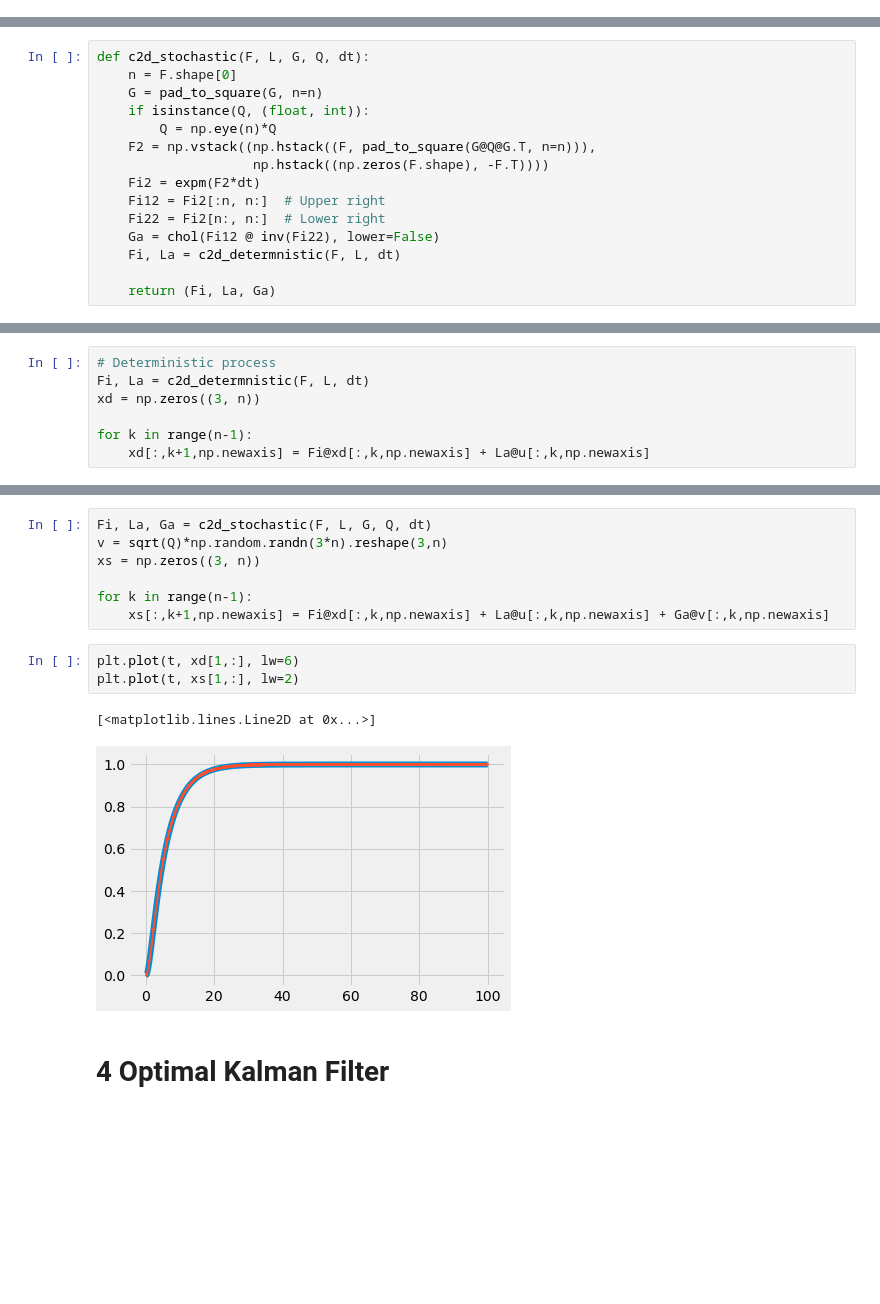
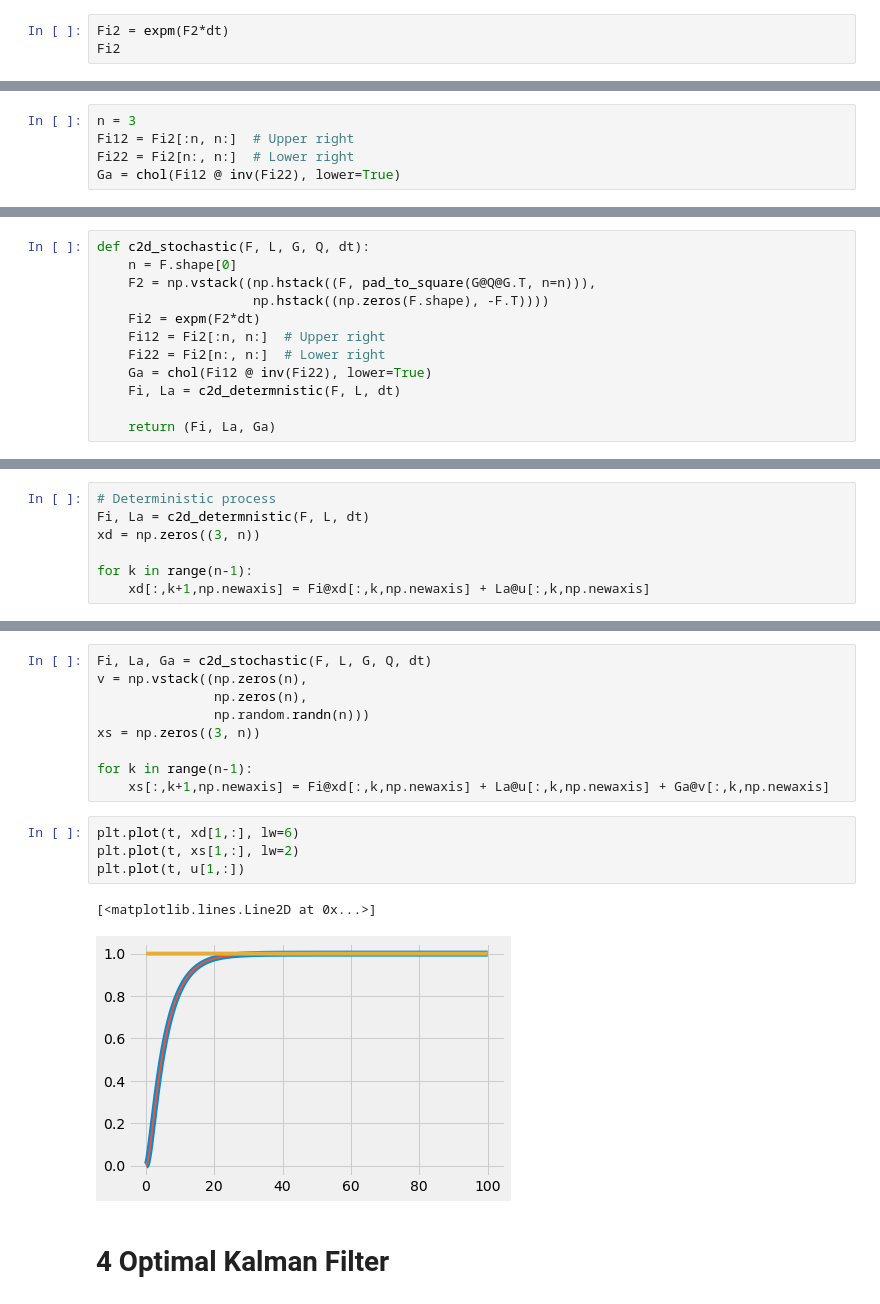
Before and after one commit to fonstelien/TEK4050, a Jupyter notebook: project/project.ipynb, the cells around one changed output, grey strips where cells are left out. Saved outputs shown, nothing was run; the diff lists cells and outputs as text; blank space fills up the shorter version.

```diff
--- a/project/project.ipynb
+++ b/project/project.ipynb
@@ -38,0 +59,3 @@ H = np.array([[1, 0, 0]])
+# %%
+Fi2 = expm(F2*dt)
+Fi2
@@ -38,0 +75,5 @@ H = np.array([[1, 0, 0]])
+# %%
+n = 3
+Fi12 = Fi2[:n, n:]  # Upper right
+Fi22 = Fi2[n:, n:]  # Lower right
+Ga = chol(Fi12 @ inv(Fi22), lower=True)
@@ -50,15 +103,12 @@ def c2d_determnistic(F, L, dt):
 # %%
 def c2d_stochastic(F, L, G, Q, dt):
     n = F.shape[0]
-    G = pad_to_square(G, n=n)
-    if isinstance(Q, (float, int)):
-        Q = np.eye(n)*Q
     F2 = np.vstack((np.hstack((F, pad_to_square(G@Q@G.T, n=n))),
                     np.hstack((np.zeros(F.shape), -F.T))))
     Fi2 = expm(F2*dt)
     Fi12 = Fi2[:n, n:]  # Upper right
     Fi22 = Fi2[n:, n:]  # Lower right
-    Ga = chol(Fi12 @ inv(Fi22), lower=False)
+    Ga = chol(Fi12 @ inv(Fi22), lower=True)
     Fi, La = c2d_determnistic(F, L, dt)
 
     return (Fi, La, Ga)
@@ -108,7 +158,9 @@ plt.plot(t,u[1,:])
 [figure]
 # %%
 Fi, La, Ga = c2d_stochastic(F, L, G, Q, dt)
-v = sqrt(Q)*np.random.randn(3*n).reshape(3,n)
+v = np.vstack((np.zeros(n),
+               np.zeros(n),
+               np.random.randn(n)))
 xs = np.zeros((3, n))
 
 for k in range(n-1):
@@ -116,9 +168,10 @@ for k in range(n-1):
 # %%
 plt.plot(t, xd[1,:], lw=6)
 plt.plot(t, xs[1,:], lw=2)
+plt.plot(t, u[1,:])
 # %% [output]
 [<matplotlib.lines.Line2D at 0x...>]
-[figure, old version]
+[figure, new version]
 # %% [markdown]
 # 4 Optimal Kalman Filter
 # %%
```
Also changed, not shown: parts of 14 cells of this notebook.
